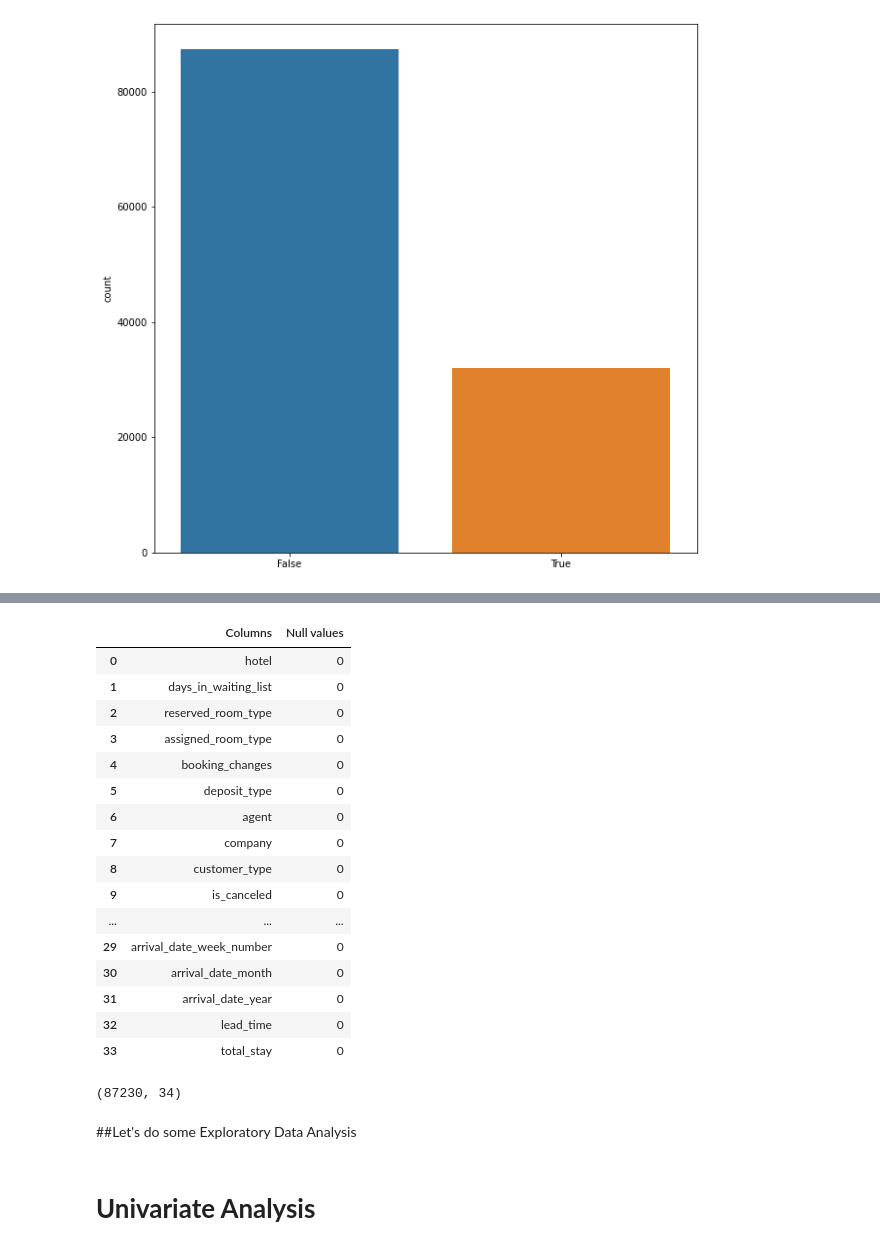
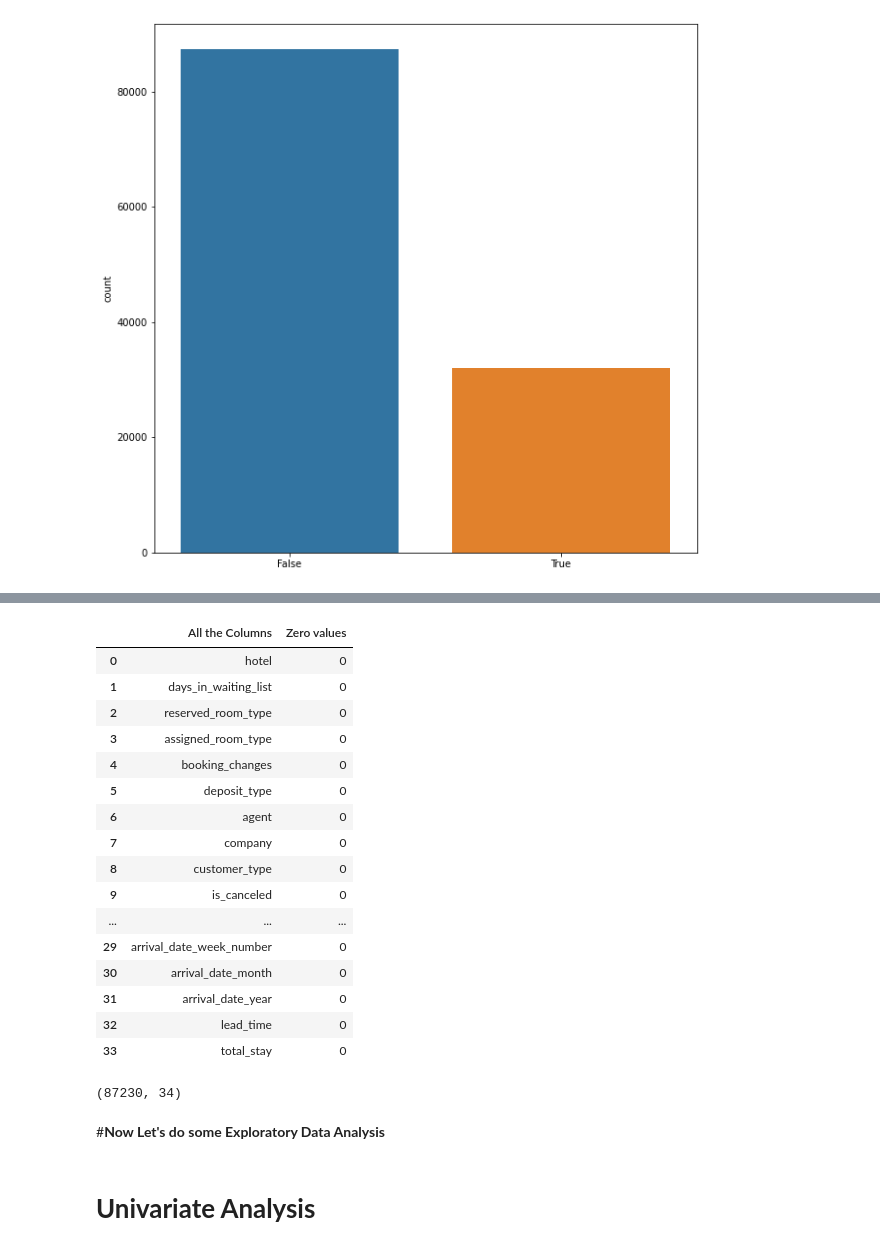
Before and after one commit to sksamima5/Hotel_Booking_Data_analysis, a Jupyter notebook: Hotel_Booking_Analysis_Done_Capstone_Project.ipynb, the cells around one changed output, grey strips where cells are left out. Saved outputs shown, nothing was run; the diff lists cells and outputs as text; code cells hidden in the pictures.

```diff
--- a/Hotel_Booking_Analysis_Done_Capstone_Project.ipynb
+++ b/Hotel_Booking_Analysis_Done_Capstone_Project.ipynb
@@ -249,11 +250,11 @@ for col in null_columns:
 
 df1['country'].fillna('others', inplace = True)
 # %%
-#Successfully handled  Null Values
+#All The Null Values
 
-df1.isna().sum().sort_values(ascending = False).reset_index().rename(columns = {'index':'Columns',0:'Null values'})
+df1.isna().sum().sort_values(ascending = False).reset_index().rename(columns = {'index':'All the Columns',0:'Zero values'})
 # %% [output]
-|  | Columns | Null values |
+|  | All the Columns | Zero values |
 | 0 | hotel | 0 |
 | 1 | days_in_waiting_list | 0 |
 | 2 | reserved_room_type | 0 |
@@ -285,7 +286,7 @@ df1.shape
 # %% [output]
 (87230, 34)
 # %% [markdown]
-##Let's do some Exploratory Data Analysis
+#**Now Let's do some Exploratory Data Analysis**
 # %% [markdown]
 #  **Univariate Analysis**
 # %% [markdown]
```
Also changed, not shown: parts of 59 cells of this notebook.
